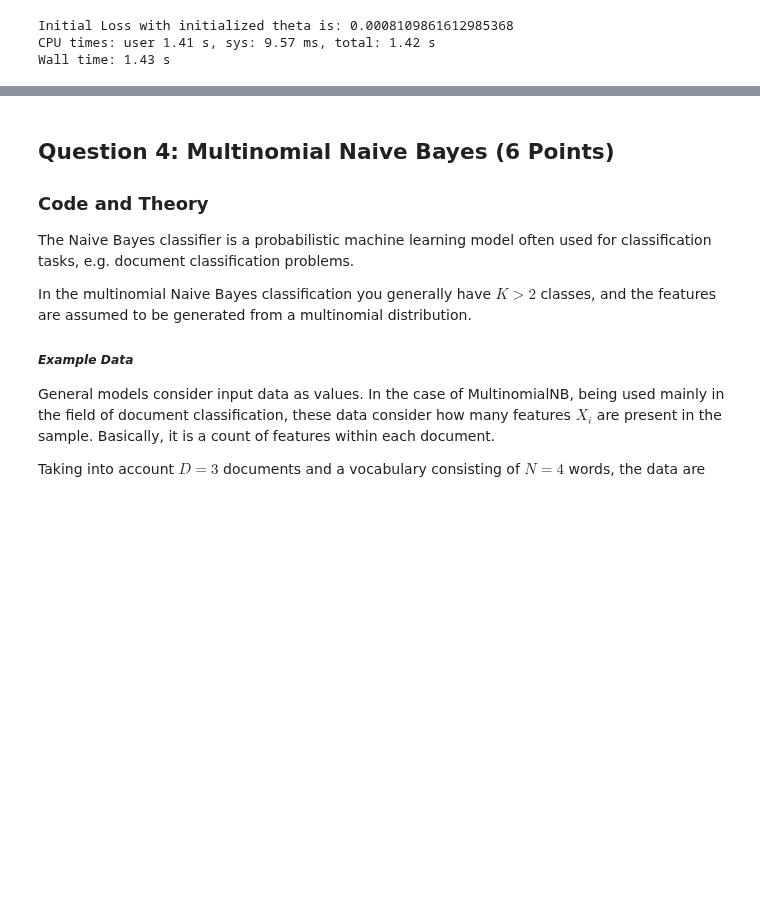
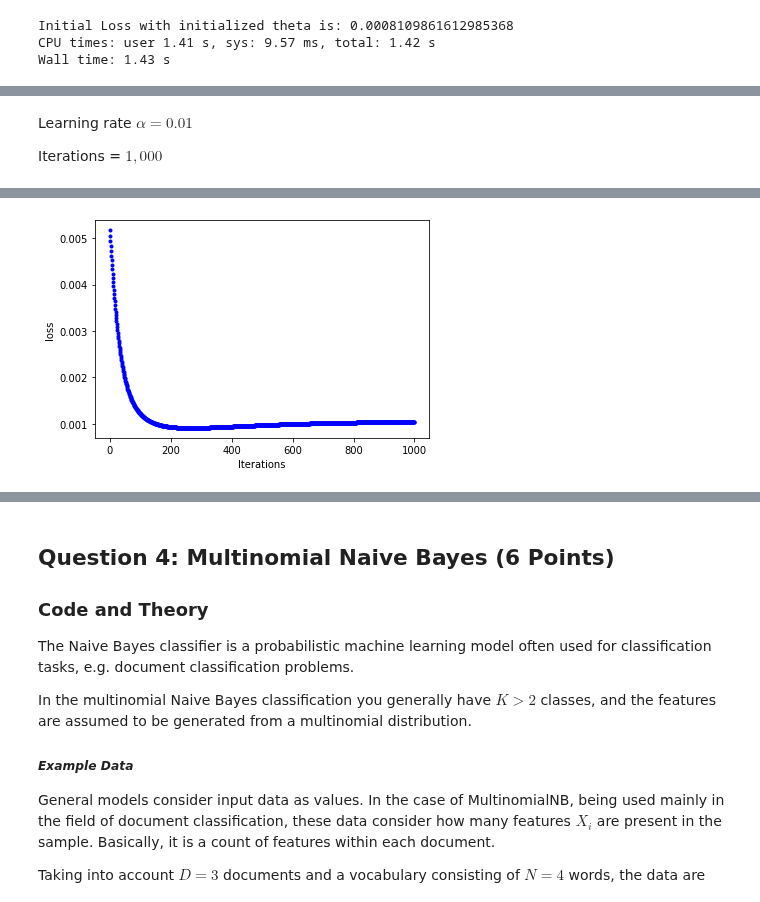
Before and after one commit to SimBoex/FDS-homework2, a Jupyter notebook: Simone_Davide/FDS_Simone_Davide.ipynb, the cells around one changed output, grey strips where cells are left out. Saved outputs shown, nothing was run; the diff lists cells and outputs as text; code cells hidden in the pictures; blank space fills up the shorter version.

```diff
--- a/Simone_Davide/FDS_Simone_Davide.ipynb
+++ b/Simone_Davide/FDS_Simone_Davide.ipynb
@@ -784,0 +844,22 @@ Wall time: 1.43 s
+# %% [markdown]
+Learning rate $\alpha = 0.01$
+
+Iterations = $1,000$
+# %%
+%%time
+
+# Run Gradient descent method
+theta_final, log_l_history = gradient_descent(theta0, X, y_onehot, alpha = 0.01, iterations = 1000)
+
+# Compute the accuracy
+acc = compute_accuracy(theta_final, X, y)
+
+print('LR:', 0.01, 'Iter:', 1000)
+print('Accuracy:', acc)
+
+# Loss plot
+fig,ax = plt.subplots(num=2)
+ax.set_ylabel('loss')
+ax.set_xlabel('Iterations')
+_=ax.plot(range(len(log_l_history)), log_l_history,'b.')
+# %% [output]
@@ -784,0 +870 @@ Wall time: 1.43 s
+[figure, added]
```
Also changed, not shown: parts of 31 cells of this notebook.
